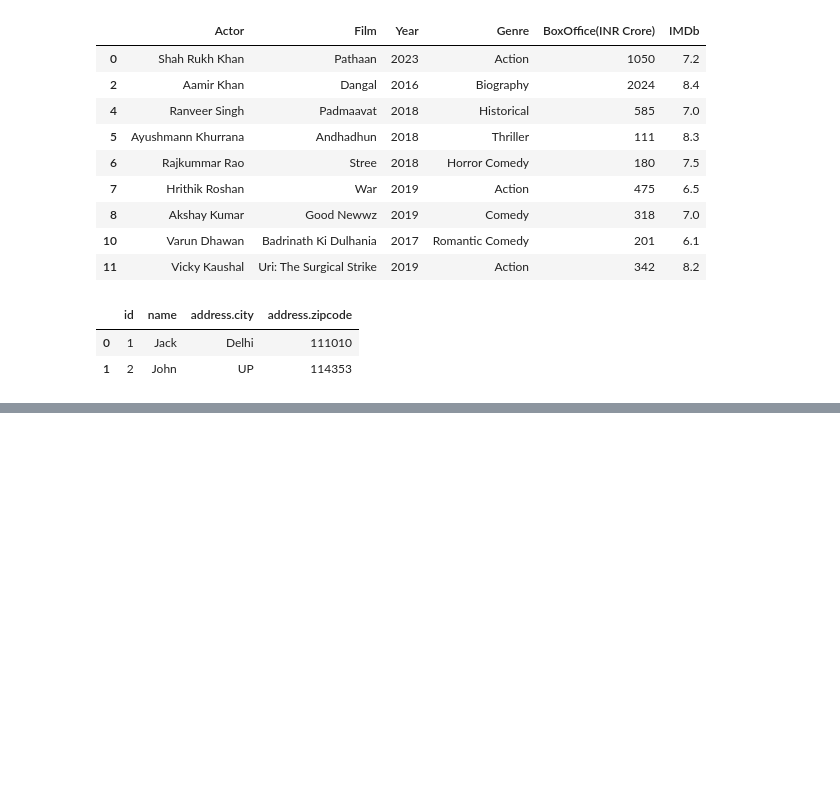
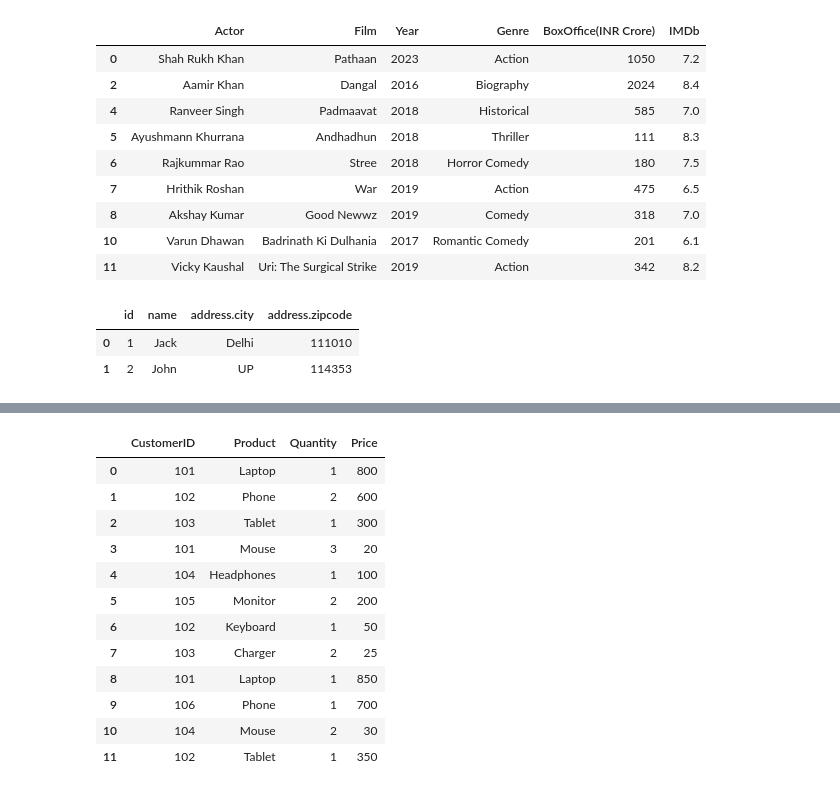
Before and after one commit to SaarthakDEV/data-science-python, a Jupyter notebook: pandas.ipynb, the cells around one changed output, grey strips where cells are left out. Drawn from its saved outputs; the diff is of its cells as text; code cells hidden in the pictures; blank space fills up the shorter version.

```diff
--- a/pandas.ipynb
+++ b/pandas.ipynb
@@ -1004,0 +1324,24 @@ pd.json_normalize(data1)
+# %%
+transactions = pd.DataFrame({
+    "CustomerID": [101, 102, 103, 101, 104, 105, 102, 103, 101, 106, 104, 102],
+    "Product": ["Laptop", "Phone", "Tablet", "Mouse", "Headphones", "Monitor",
+                "Keyboard", "Charger", "Laptop", "Phone", "Mouse", "Tablet"],
+    "Quantity": [1, 2, 1, 3, 1, 2, 1, 2, 1, 1, 2, 1],
+    "Price": [800, 600, 300, 20, 100, 200, 50, 25, 850, 700, 30, 350]
+})
+# %%
+transactions
+# %% [output]
+|  | CustomerID | Product | Quantity | Price |
+| 0 | 101 | Laptop | 1 | 800 |
+| 1 | 102 | Phone | 2 | 600 |
+| 2 | 103 | Tablet | 1 | 300 |
+| 3 | 101 | Mouse | 3 | 20 |
+| 4 | 104 | Headphones | 1 | 100 |
+| 5 | 105 | Monitor | 2 | 200 |
+| 6 | 102 | Keyboard | 1 | 50 |
+| 7 | 103 | Charger | 2 | 25 |
+| 8 | 101 | Laptop | 1 | 850 |
+| 9 | 106 | Phone | 1 | 700 |
+| 10 | 104 | Mouse | 2 | 30 |
+| 11 | 102 | Tablet | 1 | 350 |
```
Also changed, not shown: parts of 57 cells of this notebook, 1 other file.
